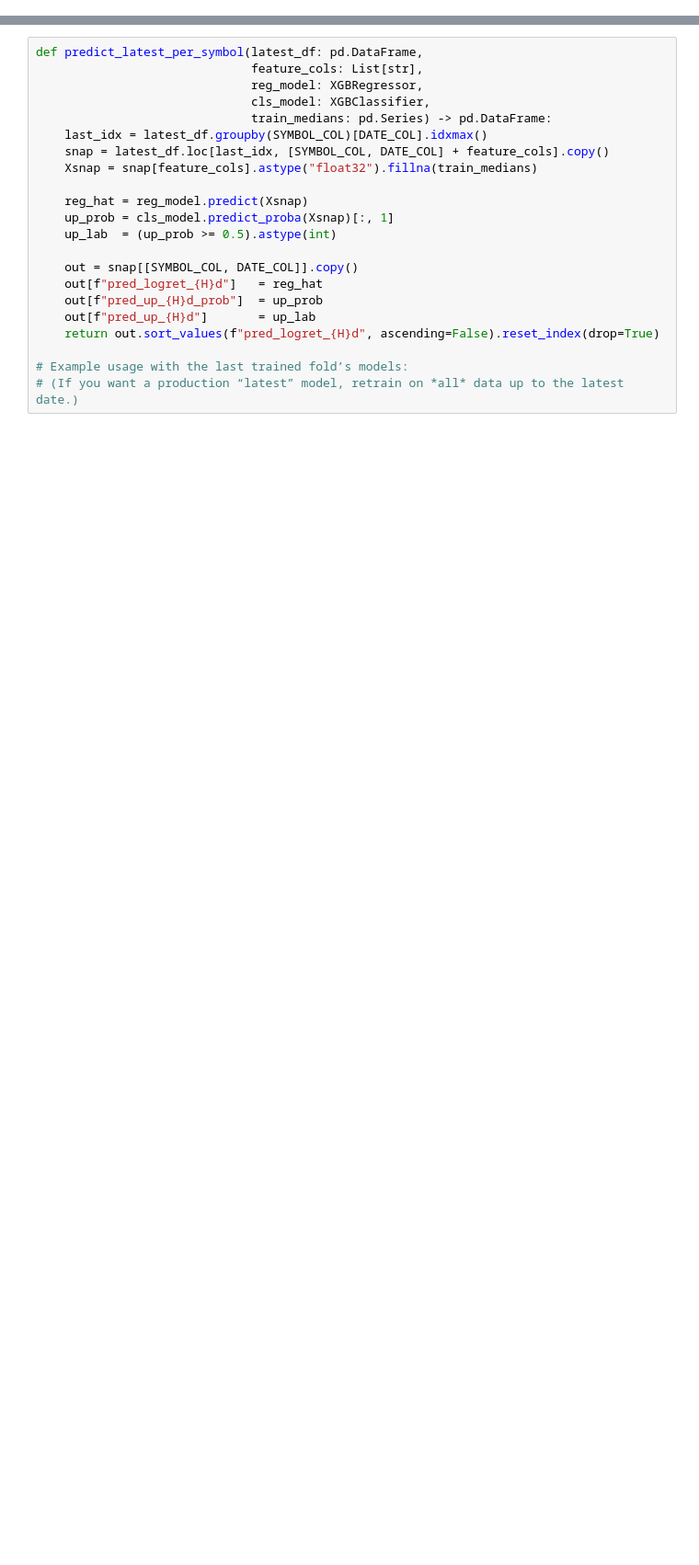
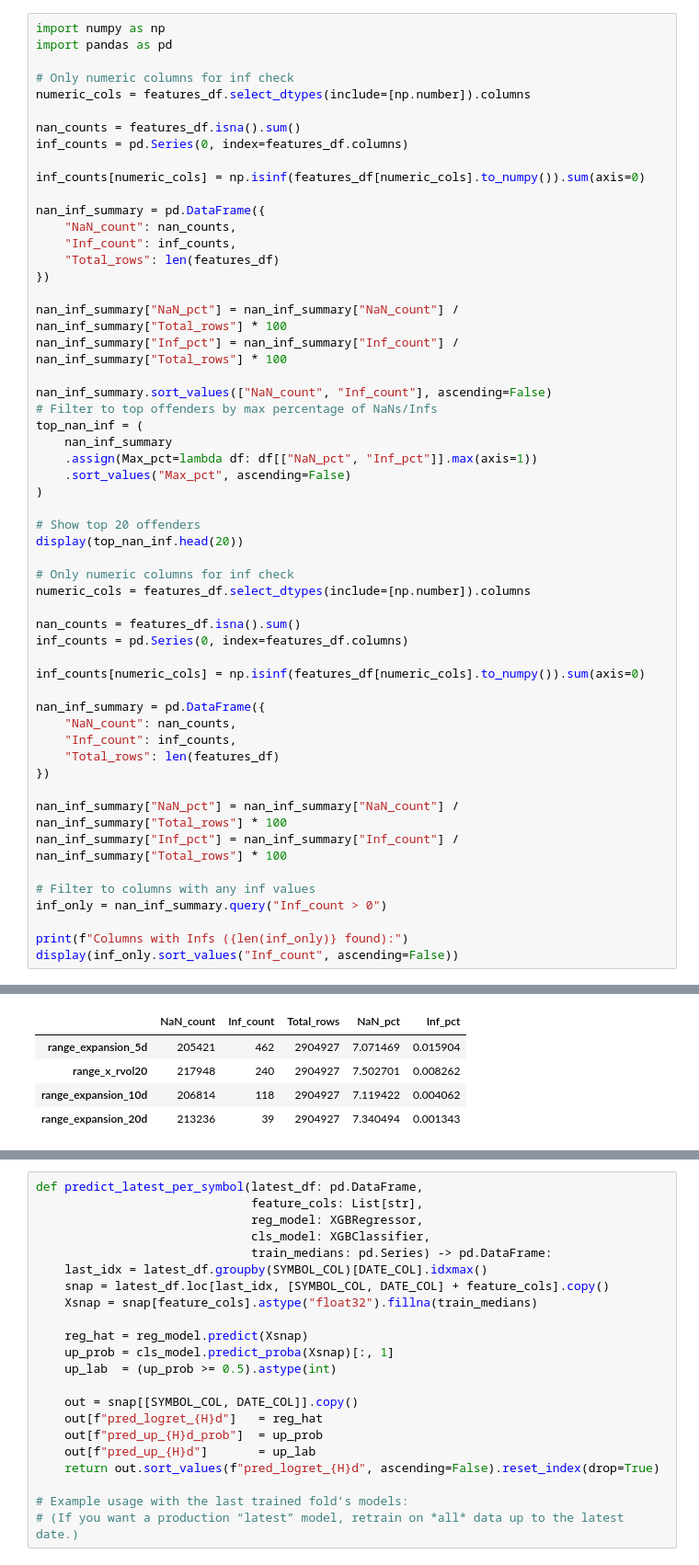
Before and after one commit to wkbrowne/technical_dashboard, a Jupyter notebook: notebooks/Model Training.ipynb, the cells around one changed output, grey strips where cells are left out. Shown at 92% size. Saved outputs shown, nothing was run; the diff lists cells and outputs as text; blank space fills up the shorter version.

```diff
--- a/notebooks/Model Training.ipynb
+++ b/notebooks/Model Training.ipynb
@@ -27,3 +27,58 @@ Sample data:
 2904926                    -0.089641    ZYME 2025-08-08
 
 [5 rows x 147 columns]
+# %%
+import numpy as np
+import pandas as pd
+
+# Only numeric columns for inf check
+numeric_cols = features_df.select_dtypes(include=[np.number]).columns
+
+nan_counts = features_df.isna().sum()
+inf_counts = pd.Series(0, index=features_df.columns)
+
+inf_counts[numeric_cols] = np.isinf(features_df[numeric_cols].to_numpy()).sum(axis=0)
+
+nan_inf_summary = pd.DataFrame({
+    "NaN_count": nan_counts,
+    "Inf_count": inf_counts,
+    "Total_rows": len(features_df)
+})
+
+nan_inf_summary["NaN_pct"] = nan_inf_summary["NaN_count"] / nan_inf_summary["Total_rows"] * 100
+nan_inf_summary["Inf_pct"] = nan_inf_summary["Inf_count"] / nan_inf_summary["Total_rows"] * 100
+
+nan_inf_summary.sort_values(["NaN_count", "Inf_count"], ascending=False)
+# Filter to top offenders by max percentage of NaNs/Infs
+top_nan_inf = (
+    nan_inf_summary
+    .assign(Max_pct=lambda df: df[["NaN_pct", "Inf_pct"]].max(axis=1))
+    .sort_values("Max_pct", ascending=False)
+)
+
+# Show top 20 offenders
+display(top_nan_inf.head(20))
+
+# Only numeric columns for inf check
+numeric_cols = features_df.select_dtypes(include=[np.number]).columns
+
+nan_counts = features_df.isna().sum()
+inf_counts = pd.Series(0, index=features_df.columns)
+
+inf_counts[numeric_cols] = np.isinf(features_df[numeric_cols].to_numpy()).sum(axis=0)
+
+nan_inf_summary = pd.DataFrame({
+    "NaN_count": nan_counts,
+    "Inf_count": inf_counts,
+    "Total_rows": len(features_df)
+})
+
+nan_inf_summary["NaN_pct"] = nan_inf_summary["NaN_count"] / nan_inf_summary["Total_rows"] * 100
+nan_inf_summary["Inf_pct"] = nan_inf_summary["Inf_count"] / nan_inf_summary["Total_rows"] * 100
+
+# Filter to columns with any inf values
+inf_only = nan_inf_summary.query("Inf_count > 0")
+
+print(f"Columns with Infs ({len(inf_only)} found):")
+display(inf_only.sort_values("Inf_count", ascending=False))
+# %% [output]
@@ -29,0 +103,5 @@ Sample data:
+|  | NaN_count | Inf_count | Total_rows | NaN_pct | Inf_pct |
+| range_expansion_5d | 205421 | 462 | 2904927 | 7.071469 | 0.015904 |
+| range_x_rvol20 | 217948 | 240 | 2904927 | 7.502701 | 0.008262 |
+| range_expansion_10d | 206814 | 118 | 2904927 | 7.119422 | 0.004062 |
+| range_expansion_20d | 213236 | 39 | 2904927 | 7.340494 | 0.001343 |
```
Also changed, not shown: parts of 12 cells of this notebook, 40 other files.
